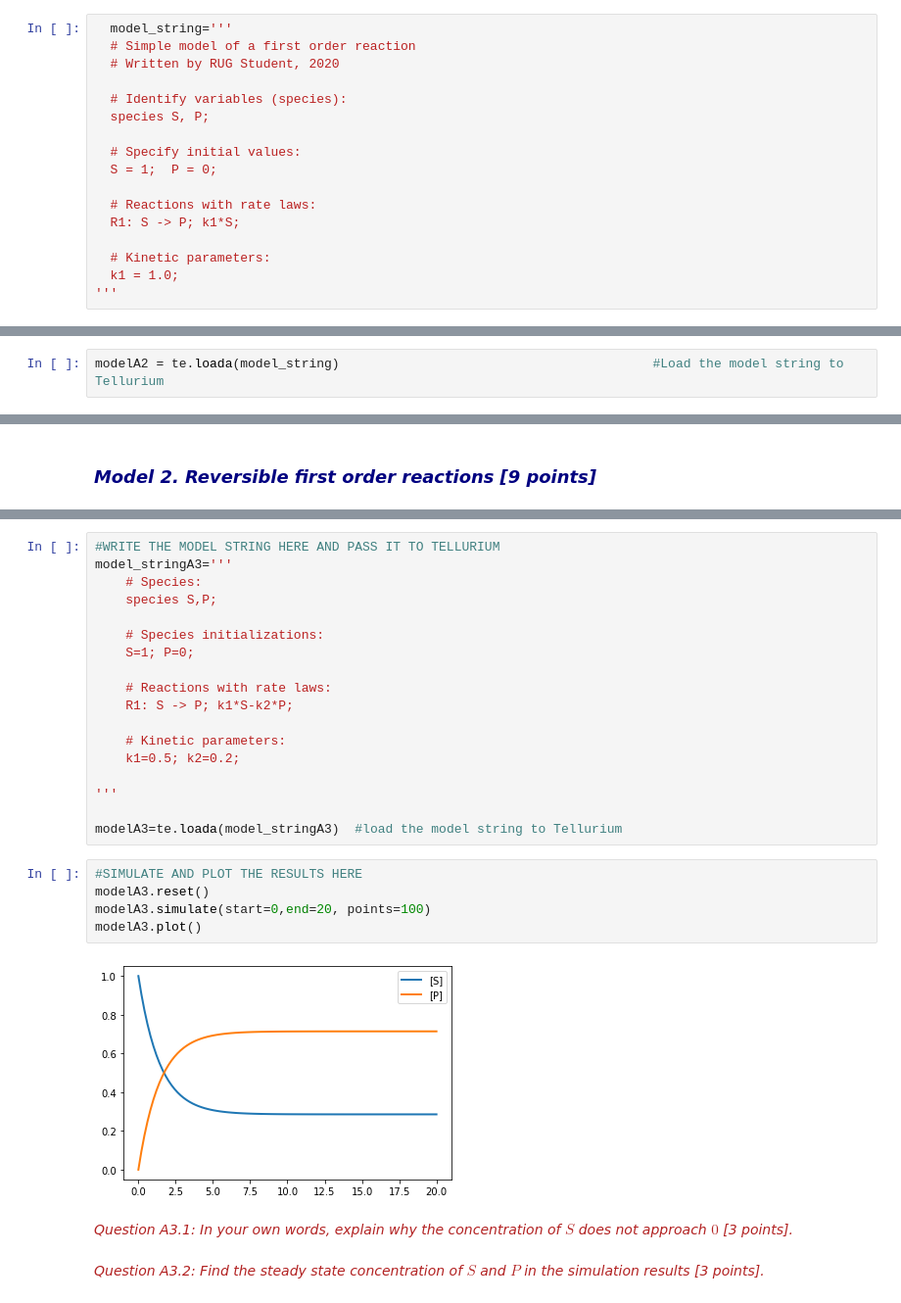
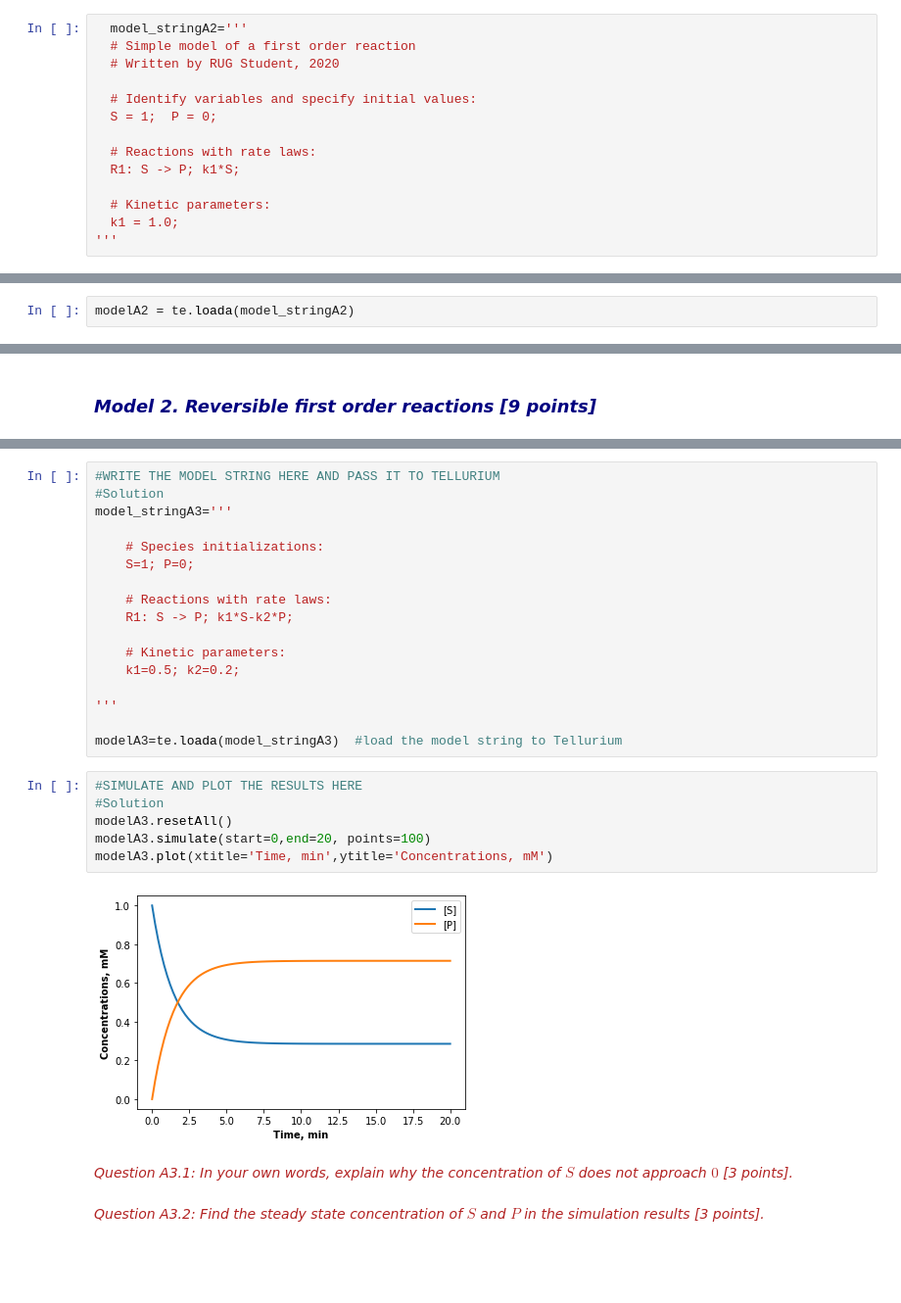
Before and after one commit to A2P2/Tools-of-Sys-Bio_RUG, a Jupyter notebook: 2020_Kinetic_modeling_in_Python_full.ipynb, the cells around one changed output, grey strips where cells are left out. Shown at 98% size. Drawn from its saved outputs; the diff is of its cells as text; blank space fills up the shorter version.

````diff
--- a/2020_Kinetic_modeling_in_Python_full.ipynb
+++ b/2020_Kinetic_modeling_in_Python_full.ipynb
@@ -124,14 +123,11 @@ import matplotlib.pyplot as plt
 In the Tellurium package a model is written in a text string, that contains the information mentioned in #1-4.
 Let's take a look at an example of a model string below.
 # %%
-  model_string='''
+  model_stringA2='''
   # Simple model of a first order reaction
   # Written by RUG Student, 2020
 
-  # Identify variables (species):
-  species S, P;
-
-  # Specify initial values:
+  # Identify variables and specify initial values:
   S = 1;  P = 0;
 
   # Reactions with rate laws:
@@ -157 +152,3 @@ Next step is to pass the created string to Tellurium,
+# %%
+modelA2 = te.loada(model_stringA2)
 # %% [markdown]
@@ -159,4 +156,2 @@ Next step is to pass the created string to Tellurium,
-# %%
-modelA2 = te.loada(model_string)                                         #Load the model string to Tellurium
 # %% [markdown]
 #### 6. Performing the simulation ####
@@ -254,9 +255,8 @@ R2: P -> S; k2*P
 ```
 # %%
 #WRITE THE MODEL STRING HERE AND PASS IT TO TELLURIUM
+#Solution
 model_stringA3='''
-    # Species:
-    species S,P;
 
     # Species initializations:
     S=1; P=0;
@@ -272,11 +272,12 @@ model_stringA3='''
 modelA3=te.loada(model_stringA3)  #load the model string to Tellurium
 # %%
 #SIMULATE AND PLOT THE RESULTS HERE
-modelA3.reset()
+#Solution
+modelA3.resetAll()
 modelA3.simulate(start=0,end=20, points=100)
-modelA3.plot()
+modelA3.plot(xtitle='Time, min',ytitle='Concentrations, mM')
 # %% [output]
-[figure, old version]
+[figure, new version]
 # %% [markdown]
 <font color='firebrick'><i>Question A3.1: In your own words, explain why the concentration of $S$ does not approach $0$ [3 points].</i></font>
 <br>
````
Also changed, not shown: parts of 70 cells of this notebook, 1 other file.
